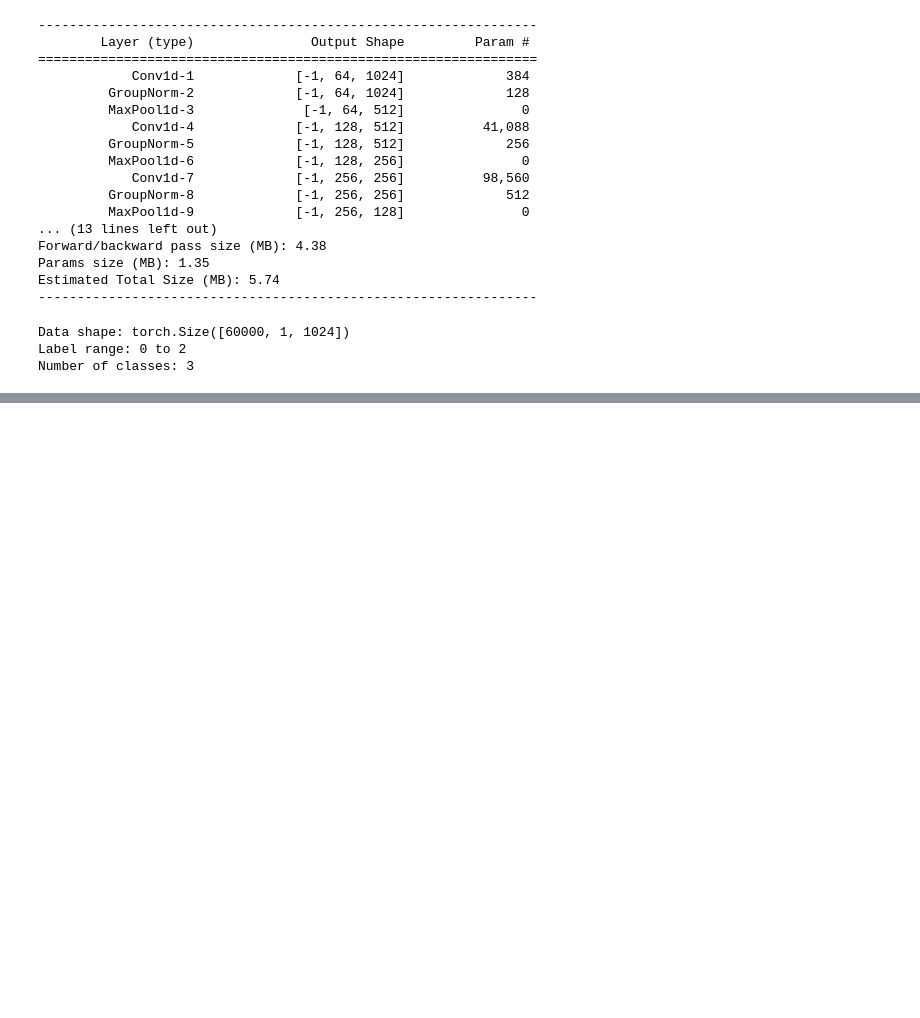
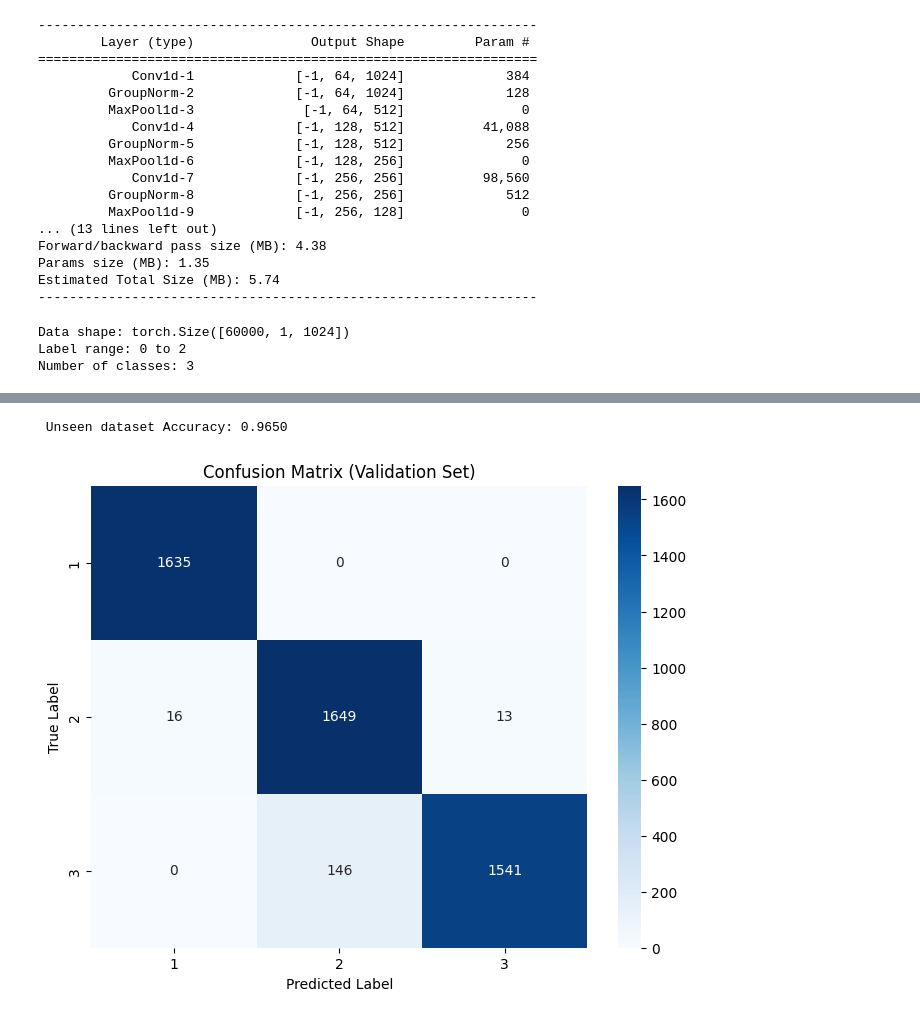
Before and after one commit to tls54/THz-TD-CNN, a Jupyter notebook: Model_testing.ipynb, the cells around one changed output, grey strips where cells are left out. Cells and saved outputs as stored; diff of their text form; code cells hidden in the pictures; blank space fills up the shorter version.

Commit message:
Test and save models to files

```diff
--- a/Model_testing.ipynb
+++ b/Model_testing.ipynb
@@ -255,3 +255,14 @@ plt.show()
+# %%
+
+torch.save(model.state_dict(), 'large_CNN.pth')
+new_model = CNN1D_Large()
+new_model.load_state_dict(torch.load('large_CNN.pth'))
+new_model.to(device)
+
+test_classifier(new_model, 'Validation.pt', device=device)
+# %% [output]
+ Unseen dataset Accuracy: 0.9650
+[figure, added]
 # %%
 test_classifier(model, 'Validation.pt', device)
 # %% [output]
```
Also changed, not shown: parts of 15 cells of this notebook, 2 other files.
